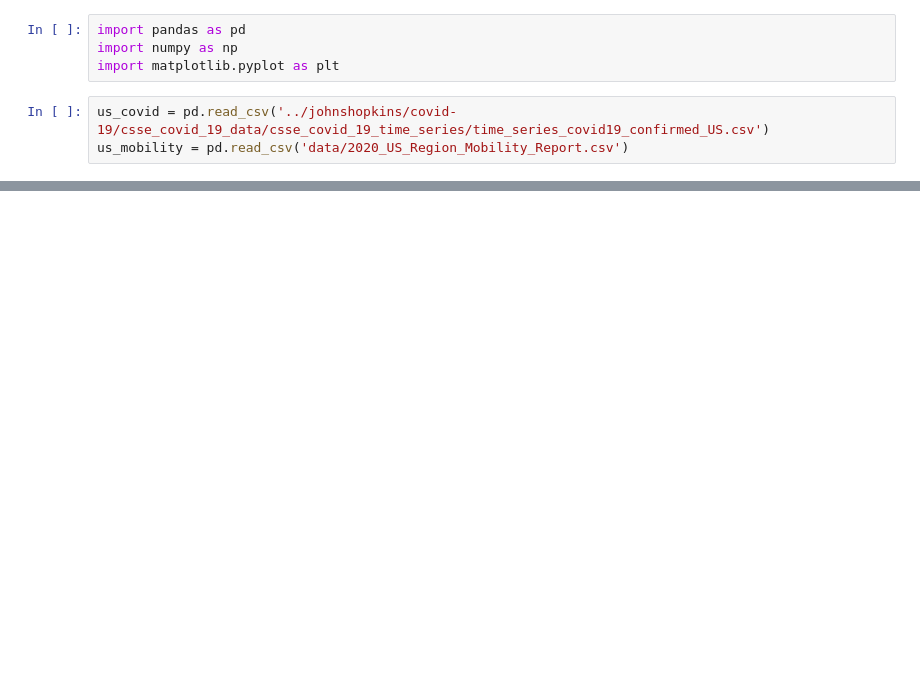
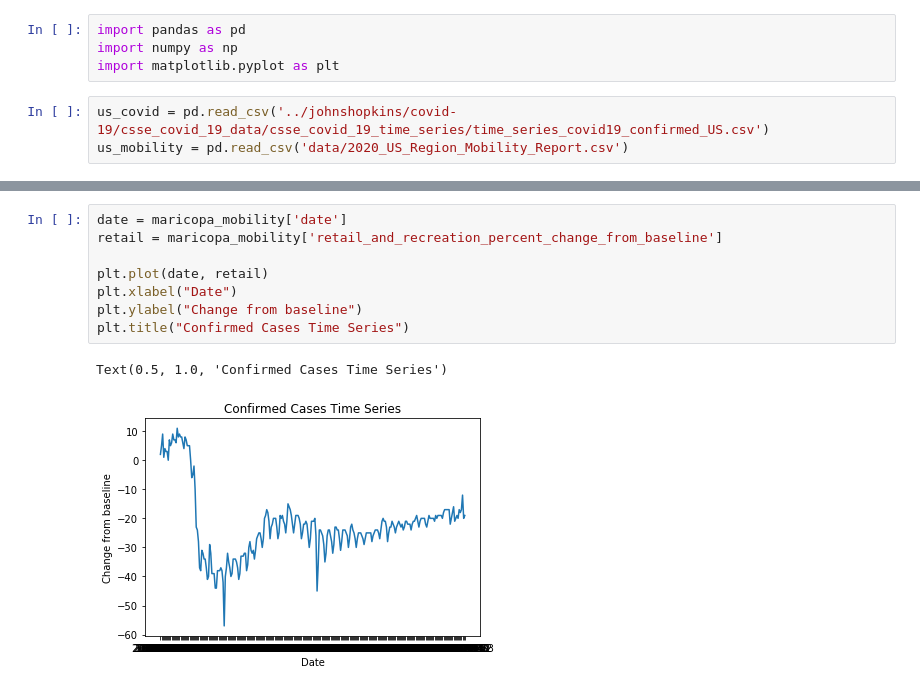
Before and after one commit to jcpeters1/100_days_of_code, a Jupyter notebook: local_covid.ipynb, the cells around one changed output, grey strips where cells are left out. Drawn from its saved outputs; the diff is of its cells as text; blank space fills up the shorter version.

```diff
--- a/local_covid.ipynb
+++ b/local_covid.ipynb
@@ -49,0 +40,11 @@ SyntaxError: unexpected EOF while parsing (<ipython-input-72-05b55d5cbbb7>, line
+# %%
+date = maricopa_mobility['date']
+retail = maricopa_mobility['retail_and_recreation_percent_change_from_baseline']
+
+plt.plot(date, retail)
+plt.xlabel("Date")
+plt.ylabel("Change from baseline")
+plt.title("Confirmed Cases Time Series")
+# %% [output]
+Text(0.5, 1.0, 'Confirmed Cases Time Series')
+[figure, added]
```
Also changed, not shown: parts of 2 cells of this notebook.
